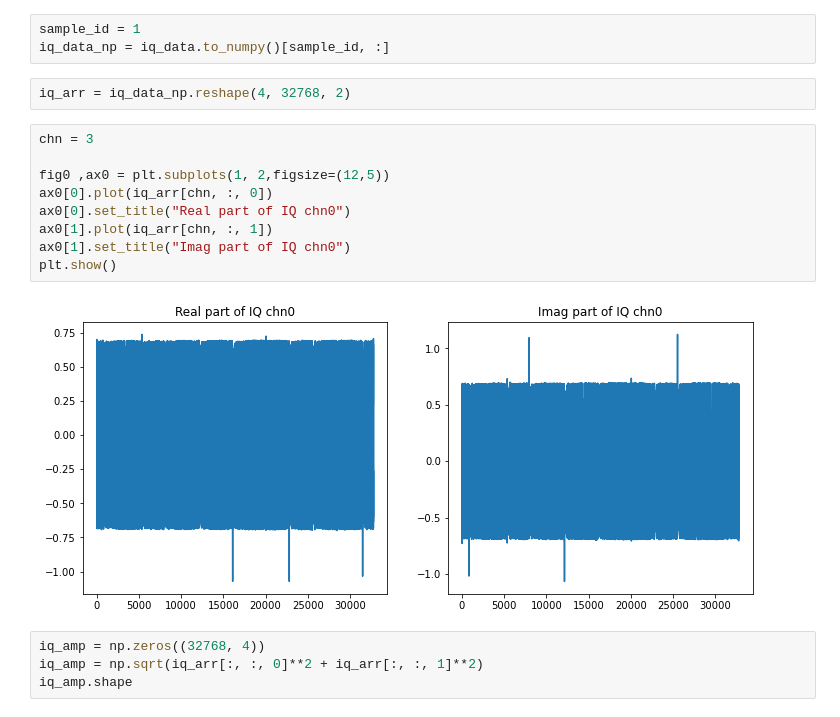
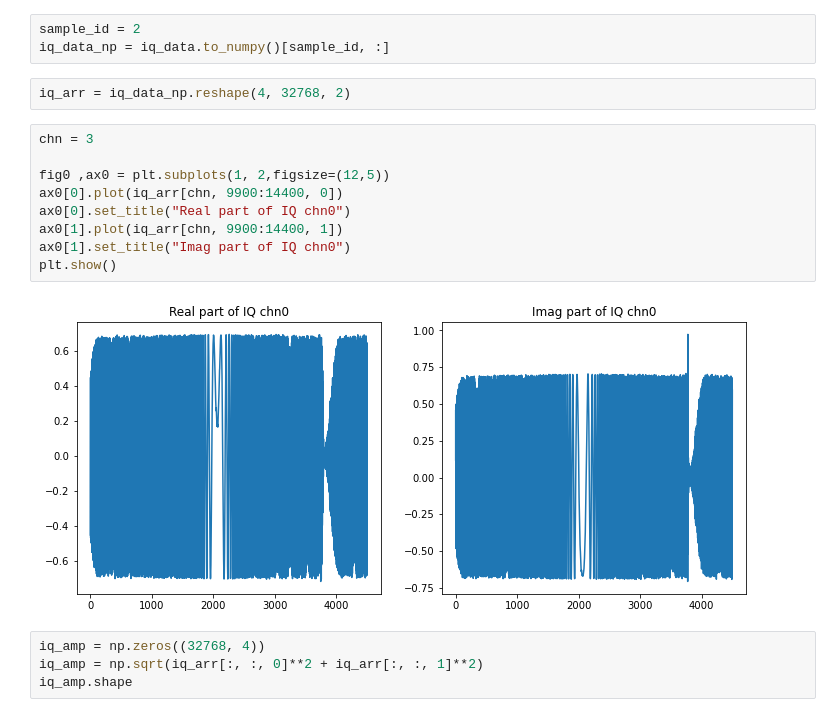
Before and after one commit to zdai257/DeepAOANet, a Jupyter notebook: myAOAnet.ipynb, the cells around one changed output. Drawn from its saved outputs; the diff is of its cells as text.

```diff
--- a/myAOAnet.ipynb
+++ b/myAOAnet.ipynb
@@ -26,21 +26,21 @@ iq_data.shape
 # %% [output]
 (20, 262144)
 # %%
-sample_id = 1
+sample_id = 2
 iq_data_np = iq_data.to_numpy()[sample_id, :]
 # %%
 iq_arr = iq_data_np.reshape(4, 32768, 2)
 # %%
 chn = 3
 
 fig0 ,ax0 = plt.subplots(1, 2,figsize=(12,5))
-ax0[0].plot(iq_arr[chn, :, 0])
+ax0[0].plot(iq_arr[chn, 9900:14400, 0])
 ax0[0].set_title("Real part of IQ chn0")
-ax0[1].plot(iq_arr[chn, :, 1])
+ax0[1].plot(iq_arr[chn, 9900:14400, 1])
 ax0[1].set_title("Imag part of IQ chn0")
 plt.show()
 # %% [output]
-[figure, old version]
+[figure, new version]
 # %%
 iq_amp = np.zeros((32768, 4))
 iq_amp = np.sqrt(iq_arr[:, :, 0]**2 + iq_arr[:, :, 1]**2)
```
Also changed, not shown: parts of 17 cells of this notebook.
